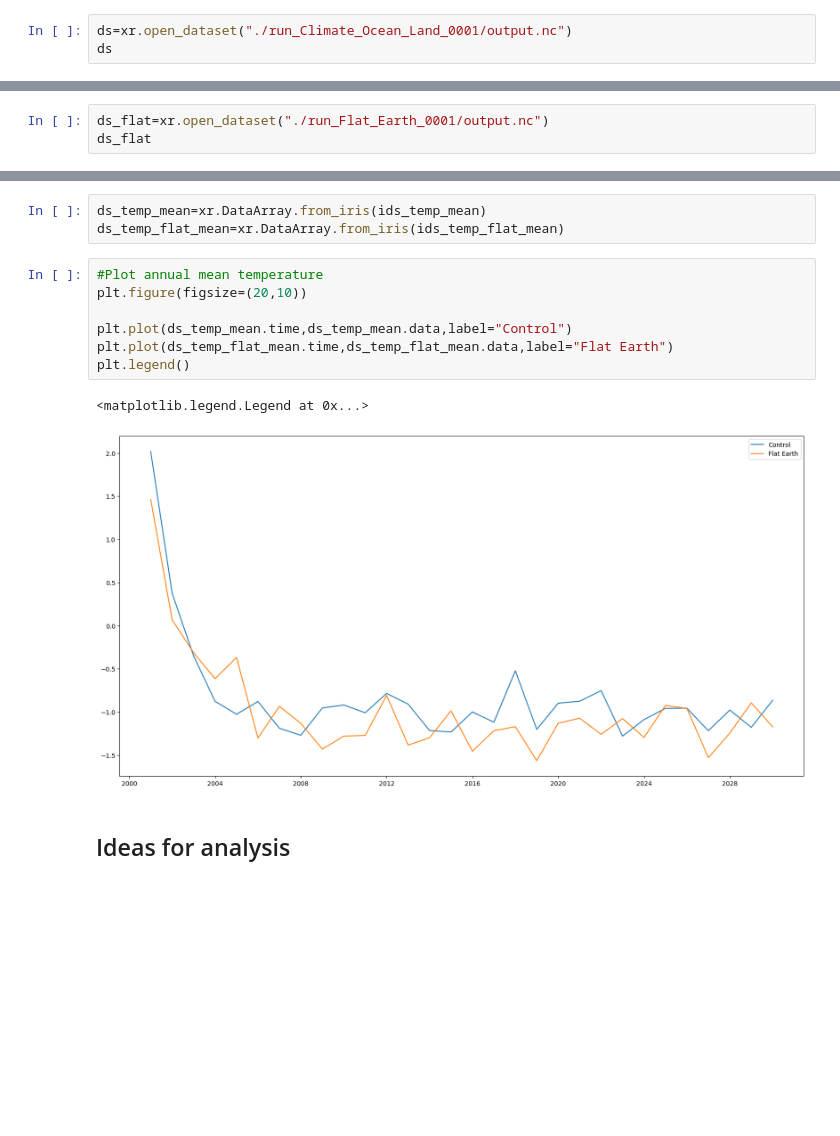
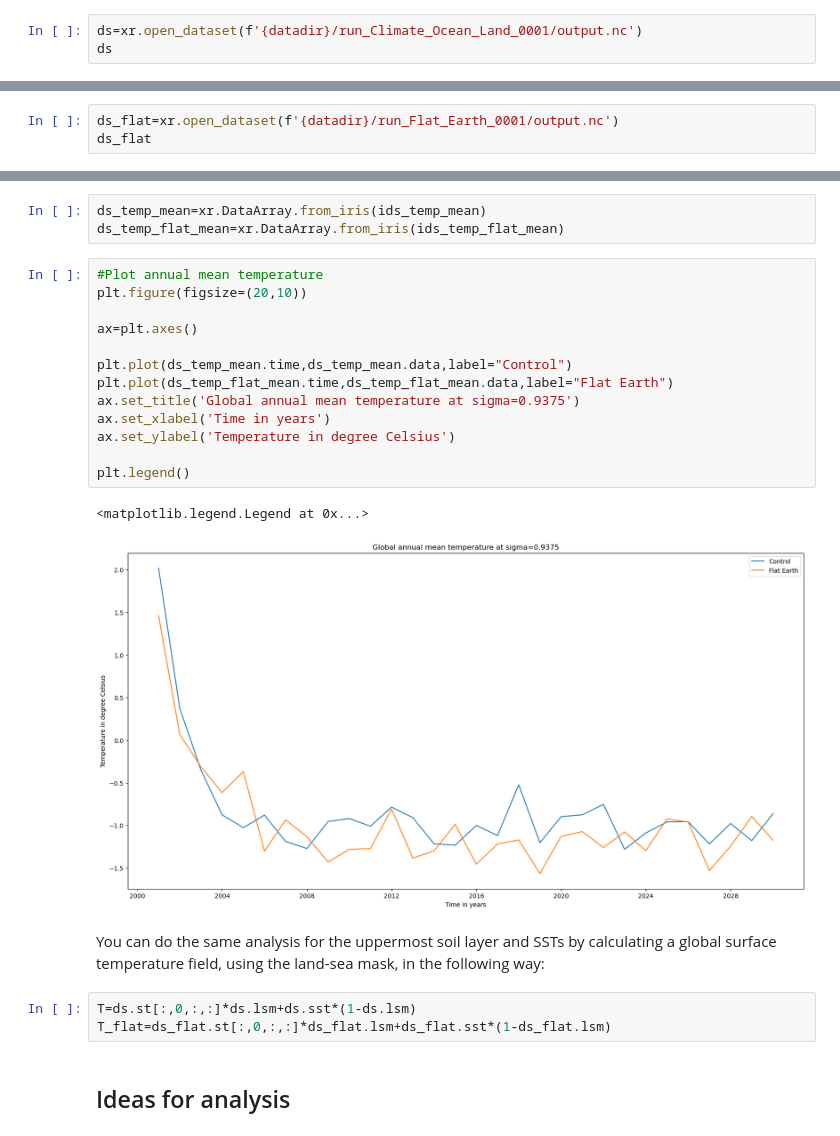
Before and after one commit to SpeedyWeather/NCAS_CMSS_2025, a Jupyter notebook: Pre-Defined_Experiments/Flat_Earth_analysis.ipynb, the cells around one changed output, grey strips where cells are left out. Saved outputs shown, nothing was run; the diff lists cells and outputs as text; blank space fills up the shorter version.

```diff
--- a/Pre-Defined_Experiments/Flat_Earth_analysis.ipynb
+++ b/Pre-Defined_Experiments/Flat_Earth_analysis.ipynb
@@ -31,5 +33,5 @@ import sys
 # %%
-ds=xr.open_dataset("./run_Climate_Ocean_Land_0001/output.nc")
+ds=xr.open_dataset(f'{datadir}/run_Climate_Ocean_Land_0001/output.nc')
 ds
 # %% [output]
 <xarray.Dataset> Size: 102GB
@@ -50,7 +52,7 @@ Data variables: (12/28)
     precip_cond_rate  (time, lat, lon) float32 2GB ...
     precip_conv_rate  (time, lat, lon) float32 2GB ...
 # %%
-ds_flat=xr.open_dataset("./run_Flat_Earth_0001/output.nc")
+ds_flat=xr.open_dataset(f'{datadir}/run_Flat_Earth_0001/output.nc')
 ds_flat
 # %% [output]
 <xarray.Dataset> Size: 102GB
@@ -172,13 +172,24 @@ ds_temp_flat_mean=xr.DataArray.from_iris(ids_temp_flat_mean)
 # %%
 #Plot annual mean temperature
 plt.figure(figsize=(20,10))
 
+ax=plt.axes()
+
 plt.plot(ds_temp_mean.time,ds_temp_mean.data,label="Control")
 plt.plot(ds_temp_flat_mean.time,ds_temp_flat_mean.data,label="Flat Earth")
+ax.set_title('Global annual mean temperature at sigma=0.9375')
+ax.set_xlabel('Time in years')
+ax.set_ylabel('Temperature in degree Celsius')
+
 plt.legend()
 # %% [output]
 <matplotlib.legend.Legend at 0x...>
-[figure, old version]
+[figure, new version]
+# %% [markdown]
+You can do the same analysis for the uppermost soil layer and SSTs by calculating a global surface temperature field, using the land-sea mask, in the following way:
+# %%
+T=ds.st[:,0,:,:]*ds.lsm+ds.sst*(1-ds.lsm)
+T_flat=ds_flat.st[:,0,:,:]*ds_flat.lsm+ds_flat.sst*(1-ds_flat.lsm)
 # %% [markdown]
 ## Ideas for analysis
 # %% [markdown]
```
Also changed, not shown: parts of 13 cells of this notebook.
